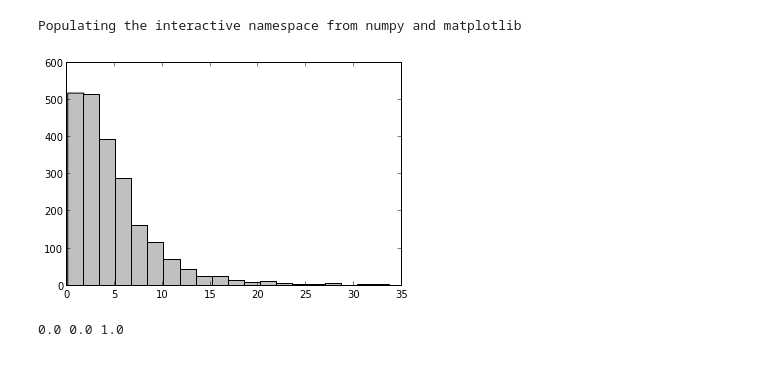
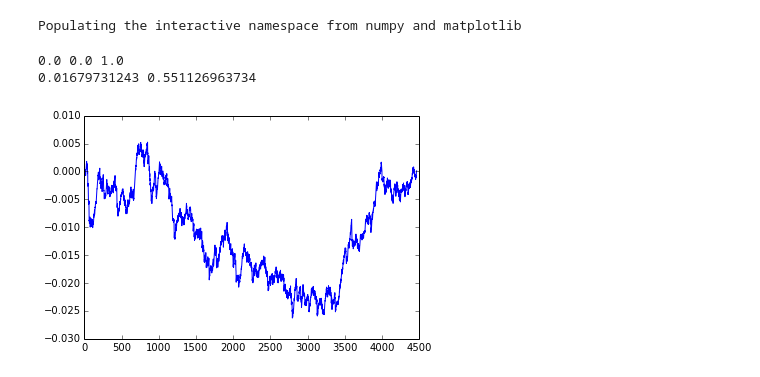
Before and after one commit to forero/BetaSkeleton, a Jupyter notebook: code/test_edge_KS_test.ipynb, the cells around one changed output. Drawn from its saved outputs; the diff is of its cells as text; code cells hidden in the pictures.

Commit message:
quick ks test

```diff
--- a/code/test_edge_KS_test.ipynb
+++ b/code/test_edge_KS_test.ipynb
@@ -3,5 +3,34 @@
 from scipy import stats
 # %% [output]
 Populating the interactive namespace from numpy and matplotlib
+# %%
+def make_KS_test(edge_file):
+    edge_data = loadtxt(edge_file)
+    edge_length = sqrt(edge_data[:,0]**2 + edge_data[:,2]**2)
+    #pick a unit vector over the sphere
+    #phi = 0.5*pi/180.0
+    #theta = pi/4.0
+    #x_unit = sin(theta) * cos(phi)
+    #y_unit = sin(theta) * sin(phi)
+    #z_unit = cos(theta)
+
+    x_unit = 0.0
+    y_unit = 0.0
+    z_unit = 1.0
+
+    print x_unit, y_unit, z_unit
+    #get the cosinus of the angle between the edges
+    mu = arccos(abs((edge_data[:,0]*x_unit + edge_data[:,2]*z_unit))/edge_length)
+    n_points = size(mu)
+    mu_flat = linspace(0.0,pi/2.0,n_points)
+    #plot(sort(mu))
+    plot(sort(mu_flat)-sort(mu))
+    KS_stat, p_value = stats.ks_2samp(mu, mu_flat)
+    return KS_stat, p_value
 # %%
-edge_data = loadtxt("../data/skeleton/edge_xyz_BSkeleton_sdss3_00_RSD_0_OM_0.30_OL_0.70_theta_0.0_90.0_phi_0.0_1.0_r_0.0_2000.0_MASS_1.0E+13_FRAC_1.0000_BETA_30.dat")
+ks_value, p_value = make_KS_test("../data/skeleton/edge_xyz_BSkeleton_sdss3_11_RSD_1_OM_0.30_OL_0.70_W_-1.0_theta_90.0_180.0_phi_0.0_1.0_r_0.0_2000.0_MASS_1.0E+13_FRAC_1.0000_BETA_5.dat")
+print ks_value, p_value
+# %% [output]
+0.0 0.0 1.0
+0.01679731243 0.551126963734
+[figure, added]
@@ -10,19 +36,0 @@ edge_length = sqrt(edge_data[:,0]**2 + edge_data[:,2]**2)
-# %%
-n, bins, patches = hist(edge_length, 20, normed=0, color = 'silver')
-# %% [output]
-[figure, removed]
-# %%
-#pick a random unit vector over the sphere
-phi = 0.5*pi/180.0
-theta = pi/4.0
-x_unit = sin(theta) * cos(phi)
-y_unit = sin(theta) * sin(phi)
-z_unit = cos(theta)
-
-x_unit = 0.0
-y_unit = 0.0
-z_unit = 1.0
-
-print x_unit, y_unit, z_unit
-# %% [output]
-0.0 0.0 1.0
```
Also changed, not shown: parts of 6 cells of this notebook.
